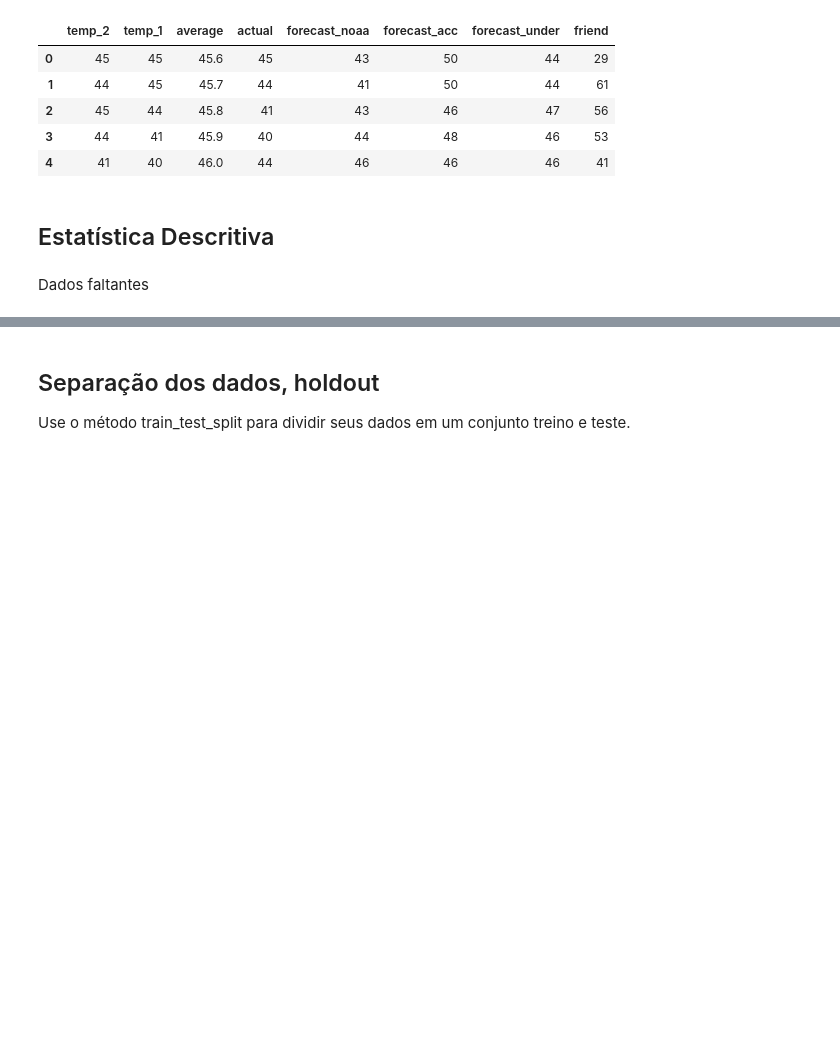
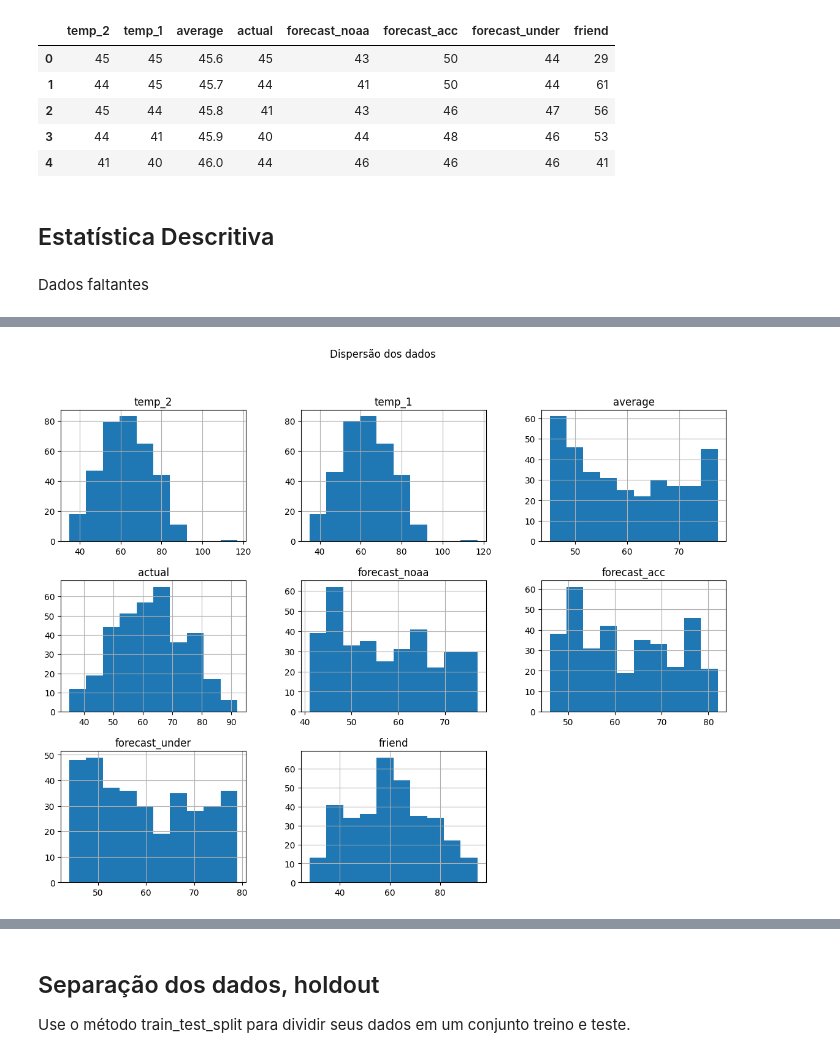
Before and after one commit to Lenoxel/modelos-preditivos-classicos, a Jupyter notebook: notebooks/atividade-06/atividade-06.ipynb, the cells around one changed output, grey strips where cells are left out. Cells and saved outputs as stored; diff of their text form; code cells hidden in the pictures; blank space fills up the shorter version.

Commit message:
feat: Obtenção de Dados/ HoldOut / Normalização 06

```diff
--- a/notebooks/atividade-06/atividade-06.ipynb
+++ b/notebooks/atividade-06/atividade-06.ipynb
@@ -122,0 +159,6 @@ sns.heatmap(df.isnull(), annot=True)
+# %%
+df.hist(figsize=(14, 10), grid=True)
+plt.suptitle("Dispersão dos dados")
+plt.show()
+# %% [output]
+[figure, added]
```
Also changed, not shown: parts of 36 cells of this notebook.
